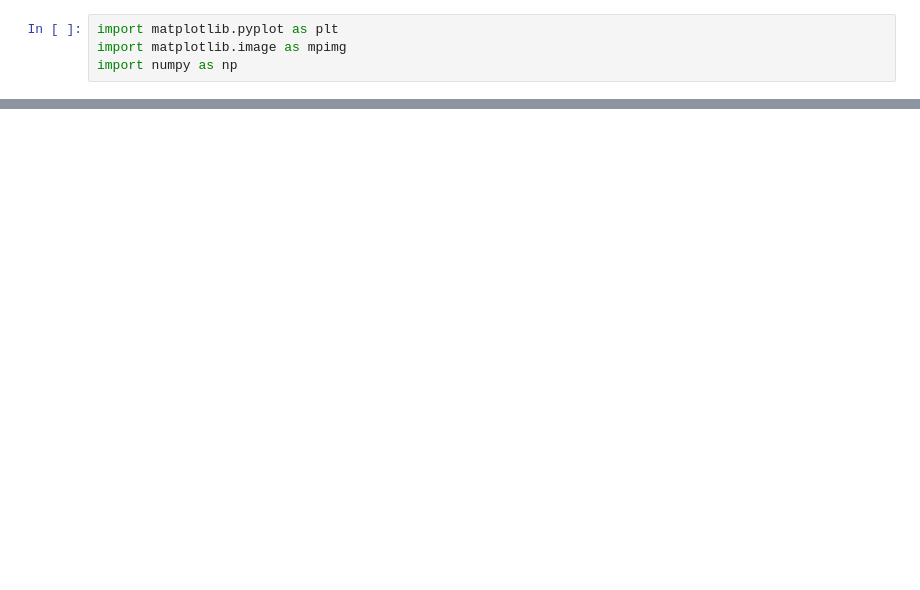
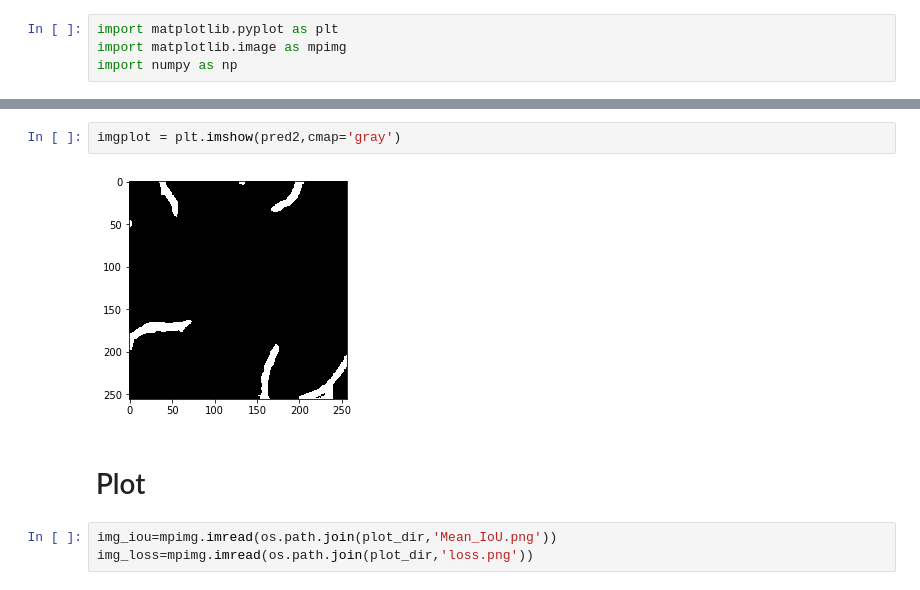
Before and after one commit to Chen-Yifan/DEM_segmentation, a Jupyter notebook: vis.ipynb, the cells around one changed output, grey strips where cells are left out. Cells and saved outputs as stored; diff of their text form; blank space fills up the shorter version.

```diff
--- a/vis.ipynb
+++ b/vis.ipynb
@@ -63,0 +52,9 @@ imgplot = plt.imshow(pred0,cmap='gray')
+# %%
+imgplot = plt.imshow(pred2,cmap='gray')
+# %% [output]
+[figure, added]
+# %% [markdown]
+# Plot
+# %%
+img_iou=mpimg.imread(os.path.join(plot_dir,'Mean_IoU.png'))
+img_loss=mpimg.imread(os.path.join(plot_dir,'loss.png'))
```
Also changed, not shown: parts of 18 cells of this notebook, 13 other files.
